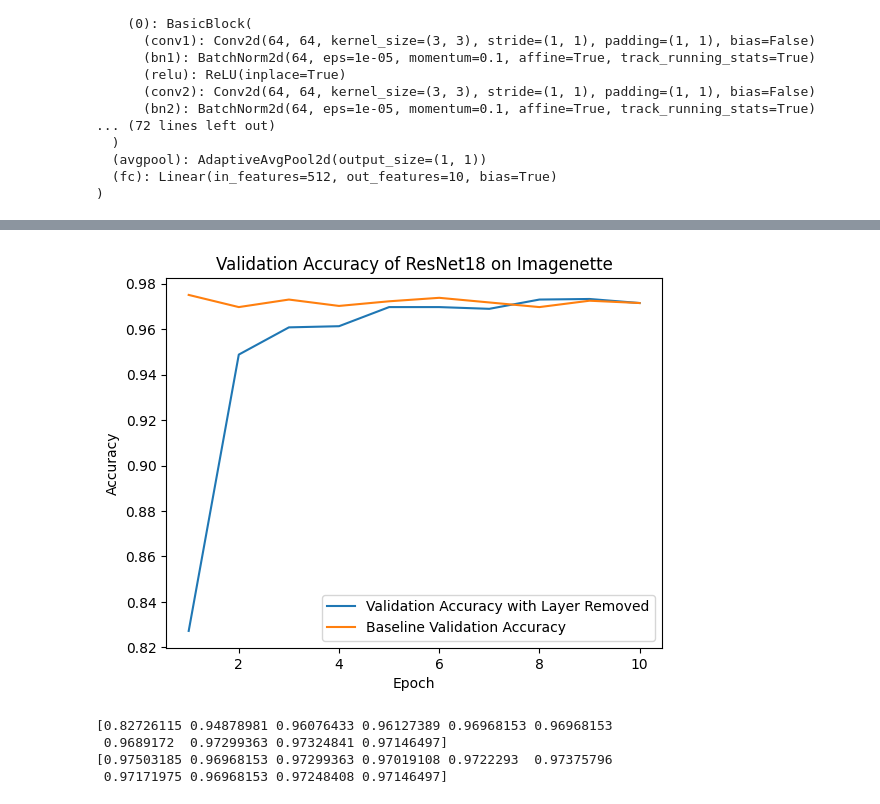
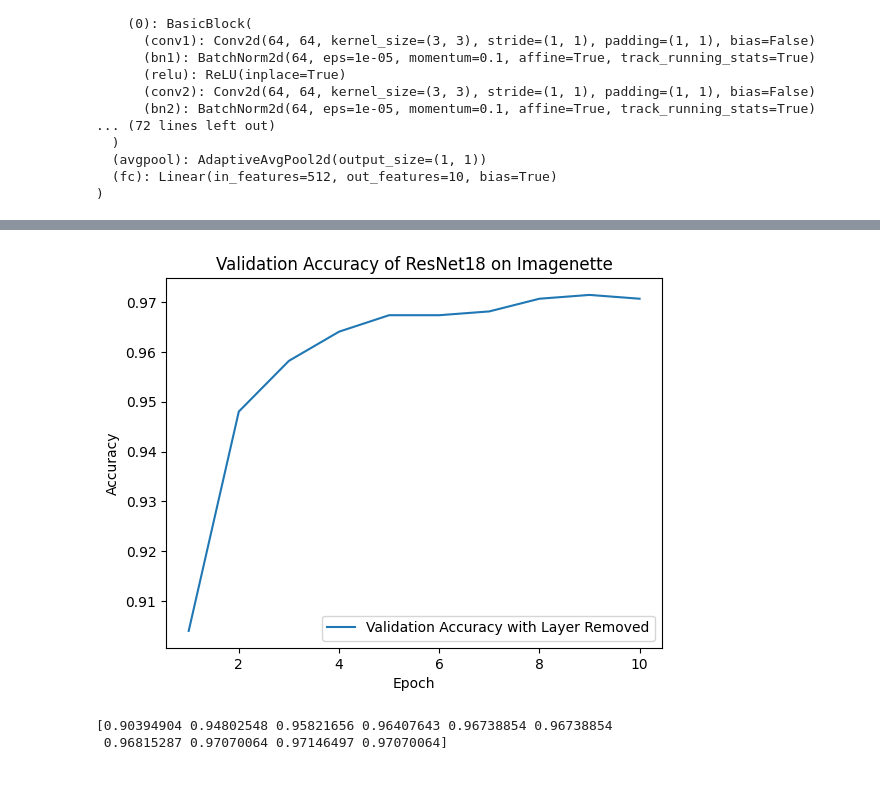
Before and after one commit to akutuva21/frozen, a Jupyter notebook: RESNET/RESNET_layer_baseline.ipynb, the cells around one changed output, grey strips where cells are left out. Cells and saved outputs as stored; diff of their text form; code cells hidden in the pictures.

```diff
--- a/RESNET/RESNET_layer_baseline.ipynb
+++ b/RESNET/RESNET_layer_baseline.ipynb
@@ -39,4 +19,4 @@ import numpy as np
 import os
 # %%
 path = os.path.dirname(os.getcwd())
-path += '\imagenette2-160\imagenette2-160'
+path += '/imagenette2-160/imagenette2-160'
@@ -59,8 +36,8 @@ train_dataset = ImageFolder(root=os.path.join(path, 'train'), transform=common_t
 val_dataset = ImageFolder(root=os.path.join(path, 'val'), transform=common_transforms)
 
 # Create DataLoaders for training and validation
-train_loader = DataLoader(train_dataset, batch_size=64, shuffle=True)
-val_loader = DataLoader(val_dataset, batch_size=64, shuffle=False)
+train_loader = DataLoader(train_dataset, batch_size=64, shuffle=True, num_workers=8, pin_memory=True)
+val_loader = DataLoader(val_dataset, batch_size=64, shuffle=False, num_workers=8, pin_memory=True)
 # %%
 for images, labels in train_loader:
     shape  = images.size()
@@ -167,13 +144,14 @@ for param in model.fc.parameters():
 
 optimizer = optim.Adam(filter(lambda p: p.requires_grad, model.parameters()), lr=0.001)
 criterion = nn.CrossEntropyLoss()
+
+model = model.to(device)
 # %%
-# Training loop
 num_epochs = 10
-train_losses = np.zeros(num_epochs)
-val_accuracies = np.zeros(num_epochs)
-for epoch in np.arange(num_epochs):
-    train_losses[epoch] = train(model, train_loader, criterion, optimizer, device)
-    val_accuracies[epoch] = evaluate(model, val_loader, device)
-    print(f"Epoch {epoch+1}, Train Loss: {train_losses[epoch]:.4f}, Val Accuracy: {val_accuracies[epoch]:.4f}")
+train_loss_changed = np.zeros(num_epochs)
+val_accuracy_changed = np.zeros(num_epochs)
+for epoch in range(num_epochs):
+    train_loss_changed[epoch] = train(model, train_loader, criterion, optimizer, device)
+    val_accuracy_changed[epoch] = evaluate(model, val_loader, device)
+    print(f"Epoch {epoch+1}, Train Loss: {train_loss_changed[epoch]:.4f}, Val Accuracy: {val_accuracy_changed[epoch]:.4f}")
 # %% [output]
@@ -283,21 +264,19 @@ Epoch 10, Train Loss: 0.0715, Val Accuracy: 0.9715
 # %%
 #code for plotting the graphs below - just copy-pasted the val and training values into lists
 epoch = [i for i in range(1,num_epochs+1)]
 plt.plot(epoch, val_accuracy_changed, label="Validation Accuracy with Layer Removed")
-plt.plot(epoch, val_accuracies, label="Baseline Validation Accuracy")
+#plt.plot(epoch, val_accuracies, label="Baseline Validation Accuracy")
 plt.title("Validation Accuracy of ResNet18 on Imagenette")
 plt.legend()
 plt.ylabel("Accuracy")
 plt.xlabel("Epoch")
 
 plt.show()
 print(val_accuracy_changed)
-print(val_accuracies)
+#print(val_accuracies)
 # %% [output]
-[figure, old version]
+[figure, new version]
-[0.82726115 0.94878981 0.96076433 0.96127389 0.96968153 0.96968153
- 0.9689172  0.97299363 0.97324841 0.97146497]
-[0.97503185 0.96968153 0.97299363 0.97019108 0.9722293  0.97375796
- 0.97171975 0.96968153 0.97248408 0.97146497]
+[0.90394904 0.94802548 0.95821656 0.96407643 0.96738854 0.96738854
+ 0.96815287 0.97070064 0.97146497 0.97070064]
 # %%
 plt.plot(epoch, train_loss_changed, label="Training Loss with Layer Removed")
```
Also changed, not shown: parts of 7 cells of this notebook, 7 other files.
